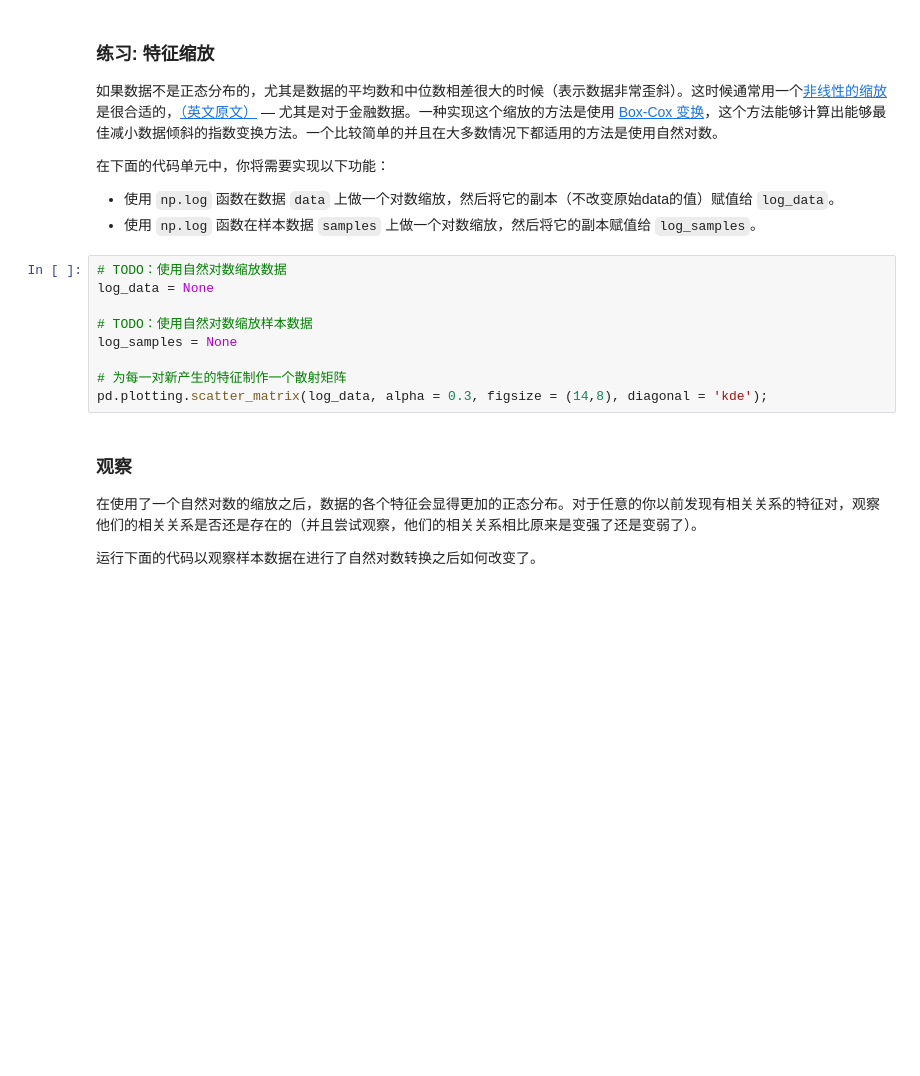
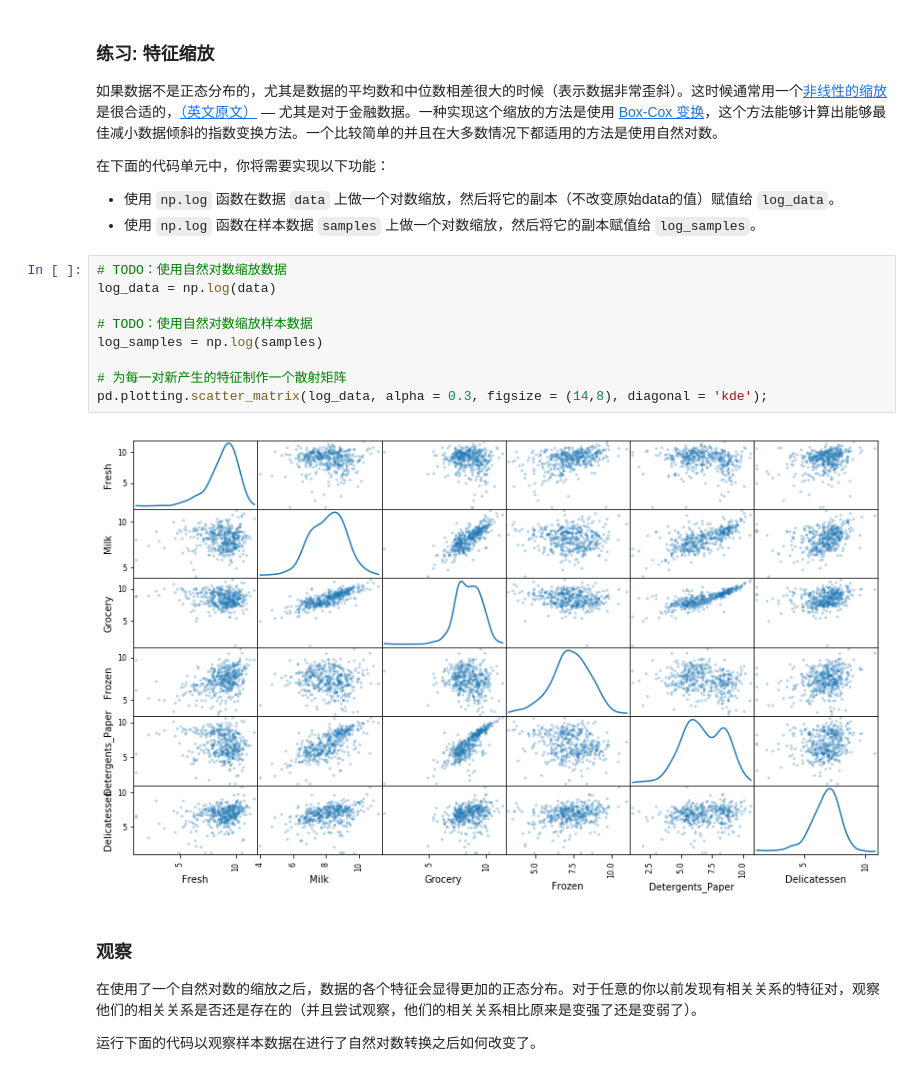
Before and after one commit to lb01yeah/ML_Learn_UdaCity, a Jupyter notebook: 03_Unsupervised_learning/L10_project/MLND_CN_P3_Customer_Segments-master/customer_segments.ipynb, the cells around one changed output. Cells and saved outputs as stored; diff of their text form; blank space fills up the shorter version.

```diff
--- a/03_Unsupervised_learning/L10_project/MLND_CN_P3_Customer_Segments-master/customer_segments.ipynb
+++ b/03_Unsupervised_learning/L10_project/MLND_CN_P3_Customer_Segments-master/customer_segments.ipynb
@@ -159,13 +187,15 @@ pd.scatter_matrix(data, alpha = 0.3, figsize = (14,8), diagonal = 'kde');
  - 使用 `np.log` 函数在样本数据 `samples` 上做一个对数缩放，然后将它的副本赋值给 `log_samples`。
 # %%
 # TODO：使用自然对数缩放数据
-log_data = None
+log_data = np.log(data)
 
 # TODO：使用自然对数缩放样本数据
-log_samples = None
+log_samples = np.log(samples)
 
 # 为每一对新产生的特征制作一个散射矩阵
 pd.plotting.scatter_matrix(log_data, alpha = 0.3, figsize = (14,8), diagonal = 'kde');
+# %% [output]
+[figure, added]
 # %% [markdown]
 ### 观察
 在使用了一个自然对数的缩放之后，数据的各个特征会显得更加的正态分布。对于任意的你以前发现有相关关系的特征对，观察他们的相关关系是否还是存在的（并且尝试观察，他们的相关关系相比原来是变强了还是变弱了）。
```
Also changed, not shown: parts of 32 cells of this notebook.
